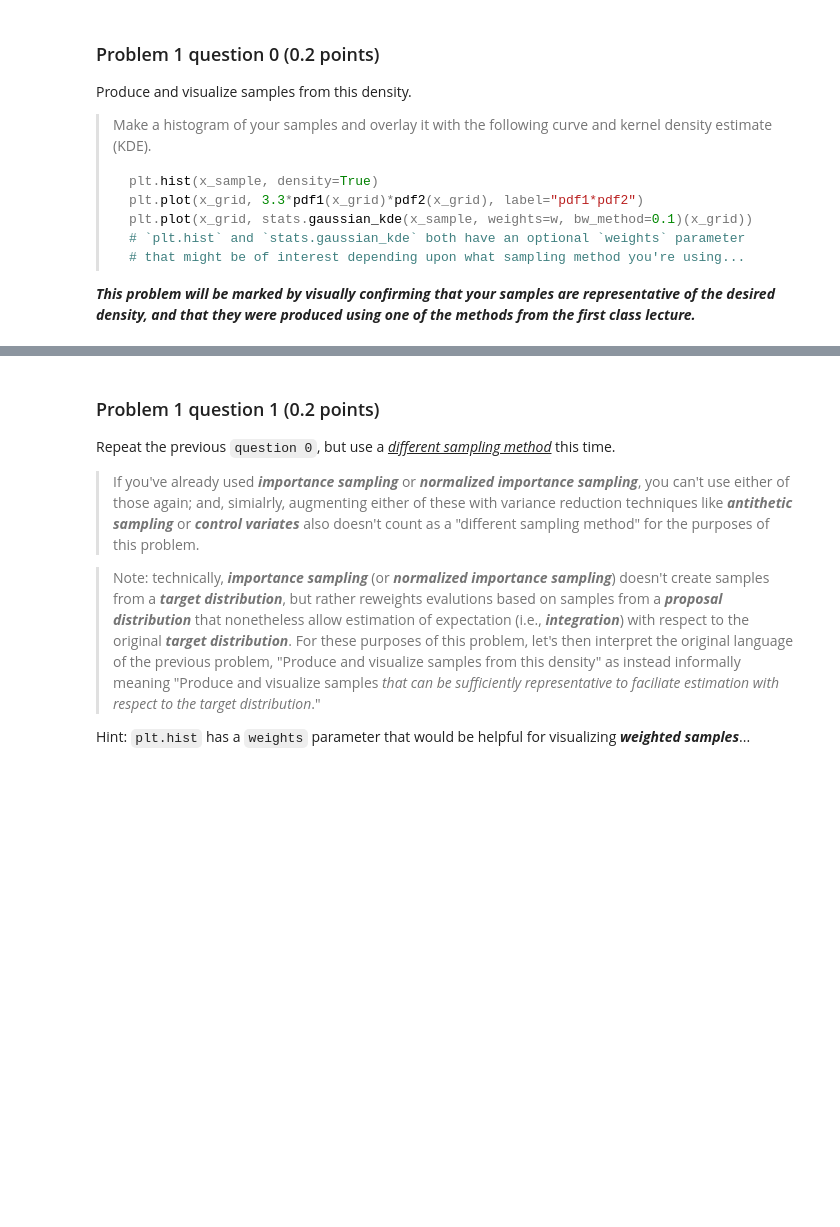
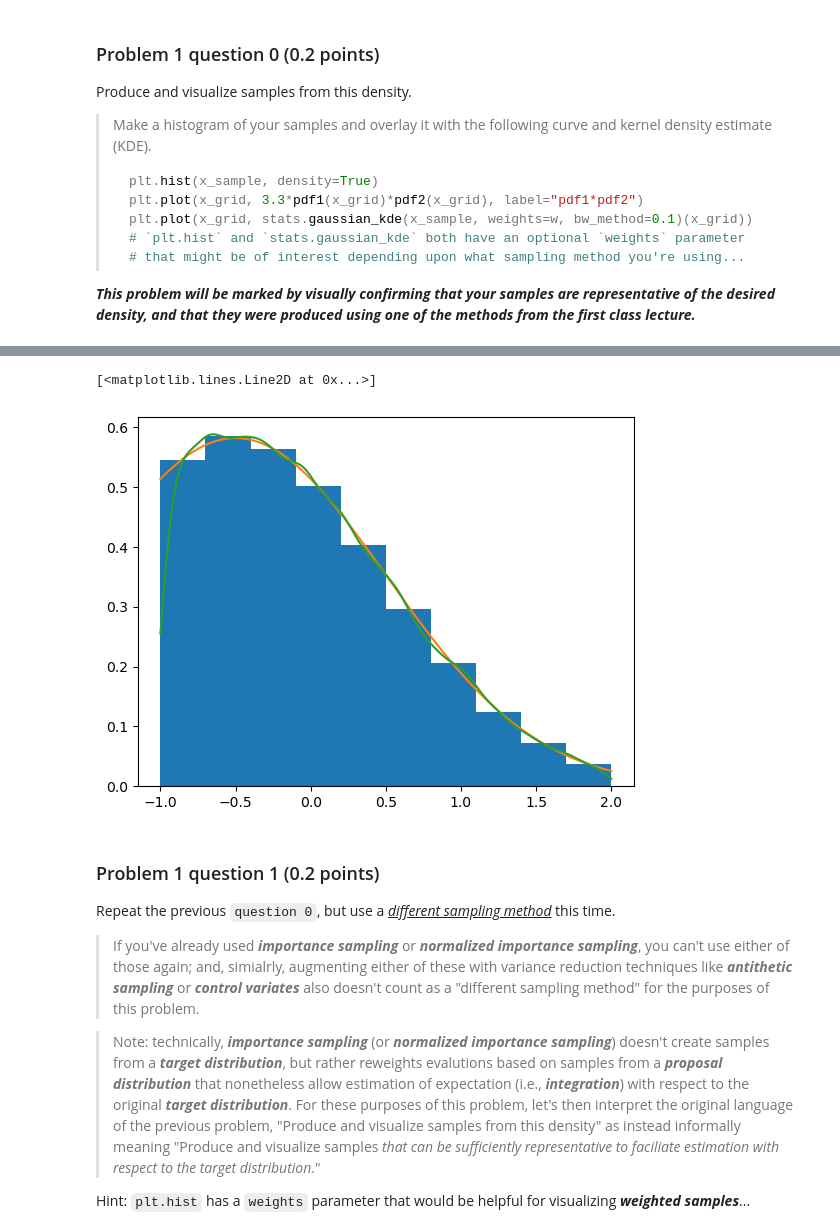
Before and after one commit to pointOfive/STA410_W24_StatisticalComputation, a Jupyter notebook: Week2/STA410_W24_Week2_Homework_EstimationViaSampling.ipynb, the cells around one changed output, grey strips where cells are left out. Saved outputs shown, nothing was run; the diff lists cells and outputs as text; code cells hidden in the pictures; blank space fills up the shorter version.

```diff
--- a/Week2/STA410_W24_Week2_Homework_EstimationViaSampling.ipynb
+++ b/Week2/STA410_W24_Week2_Homework_EstimationViaSampling.ipynb
@@ -122,5 +137,11 @@ n = 100000
 # %%
 # add "hist" "pdf1*pdf2" and "KDE" plots
+plt.hist(x_sample_v1, density=True)
+plt.plot(support, 3.3*pdf1(support)*pdf2(support), label="pdf1*pdf2")
+plt.plot(support, stats.gaussian_kde(x_sample_v1, bw_method=0.1)(support))
+# %% [output]
+[<matplotlib.lines.Line2D at 0x...>]
+[figure, added]
 # %%
 # Cell for scratch work
 
```
Also changed, not shown: parts of 21 cells of this notebook.
